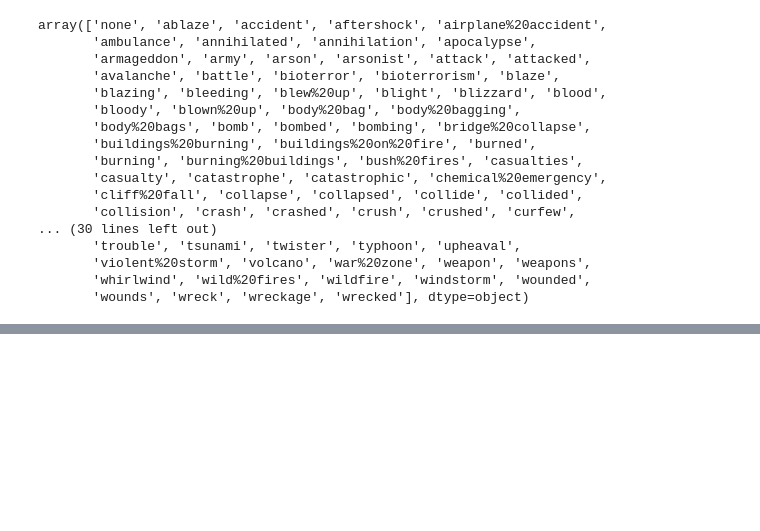
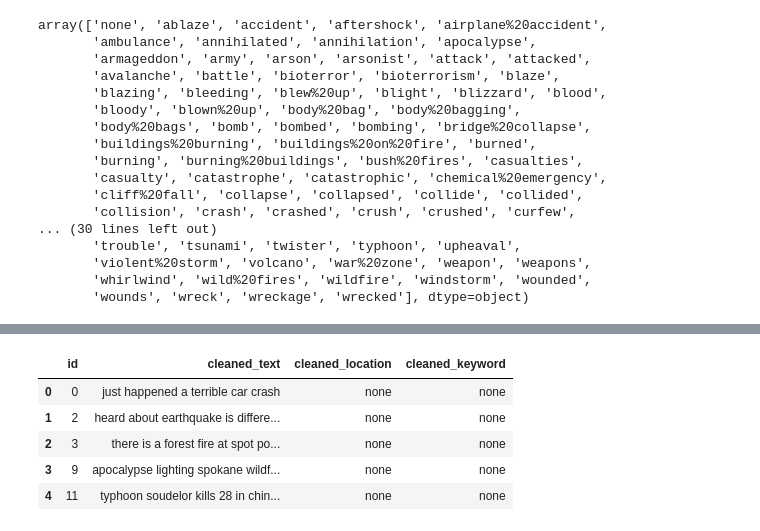
Before and after one commit to FrankRomeroT/H-bito, a Jupyter notebook: Dia 16/desastres_tweet.ipynb, the cells around one changed output, grey strips where cells are left out. Cells and saved outputs as stored; diff of their text form; code cells hidden in the pictures; blank space fills up the shorter version.

```diff
--- a/Dia 16/desastres_tweet.ipynb
+++ b/Dia 16/desastres_tweet.ipynb
@@ -243,0 +269,3 @@ x1.head()
+# %%
+x2['keyword'].fillna('none',inplace=True)
+x2['location'].fillna('none',inplace=True)
@@ -243,0 +359,23 @@ x1.head()
+# %%
+# Función de limpieza de palabras clave
+def clean_text_keyword(keyword):
+    # Eliminar URLs
+    keyword = re.sub(r'http\S+|www\S+|https\S+', '', keyword, flags=re.MULTILINE)
+    # Eliminar menciones de usuarios
+    keyword = re.sub(r'@\w+', '', keyword)
+    # Eliminar hashtags
+    keyword = re.sub(r'#', '', keyword)
+    # Eliminar puntuación
+    keyword = re.sub(r'[^\w\s]', '', keyword)
+    # Convertir a minúsculas
+    keyword = keyword.lower()
+    # Eliminar palabras seguidas de números
+    keyword = re.sub(r'\b\w*\d\w*\b', '', keyword)
+    # Tokenizar el texto (dividir en palabras)
+    tokens = keyword.split()
+    # Unir las palabras de nuevo en una sola cadena
+    cleaned_keyword = ' '.join(tokens)
+    return cleaned_keyword
+
+# Aplicar la función de limpieza a las palabras clave
+x2['cleaned_keyword'] = x2['keyword'].apply(clean_text_keyword)
@@ -243,0 +450,9 @@ x1.head()
+# %%
+x2.head()
+# %% [output]
+|  | id | cleaned_text | cleaned_location | cleaned_keyword |
+| 0 | 0 | just happened a terrible car crash | none | none |
+| 1 | 2 | heard about earthquake is differe... | none | none |
+| 2 | 3 | there is a forest fire at spot po... | none | none |
+| 3 | 9 | apocalypse lighting spokane wildf... | none | none |
+| 4 | 11 | typhoon soudelor kills 28 in chin... | none | none |
```
Also changed, not shown: parts of 23 cells of this notebook.
